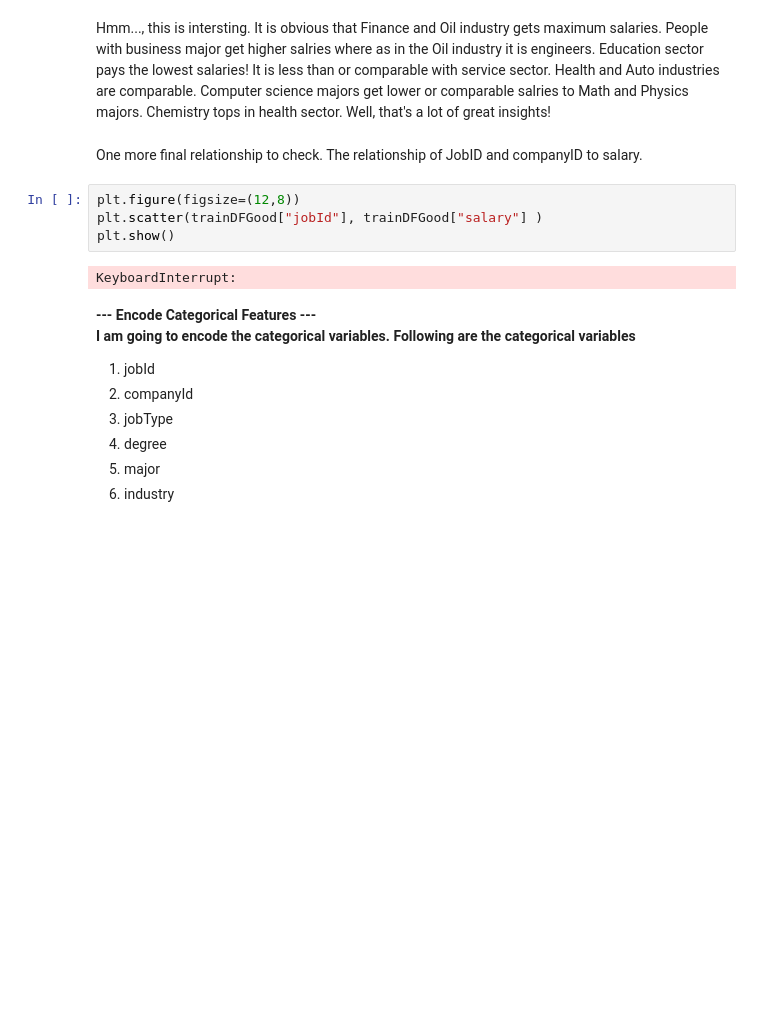
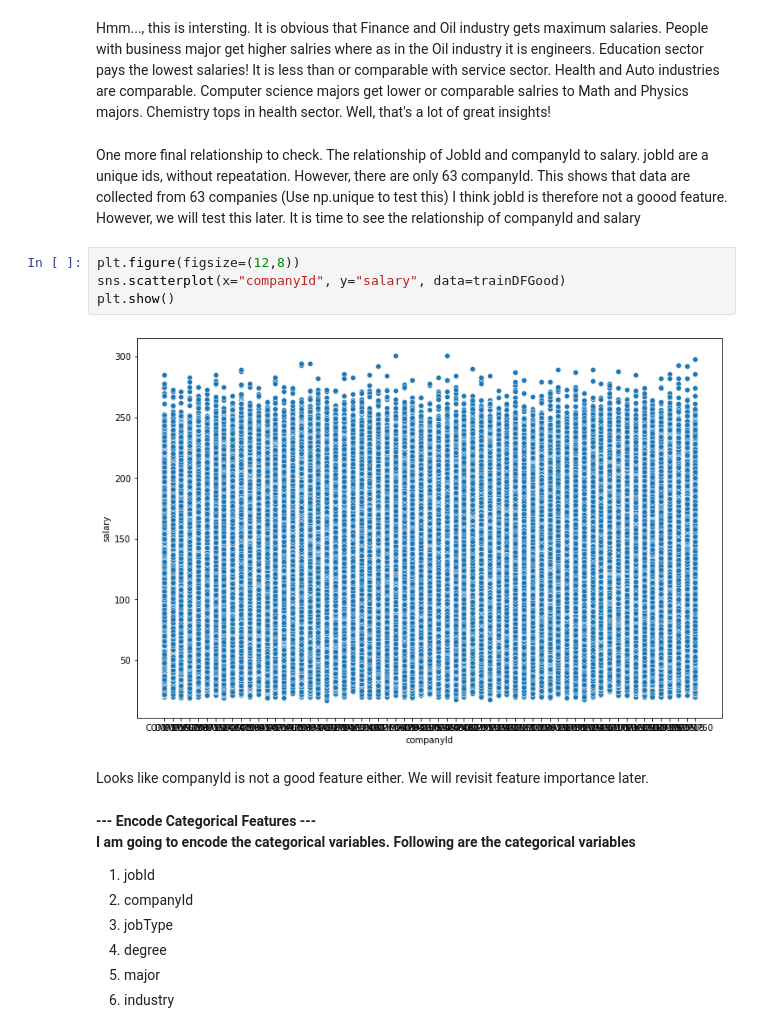
Before and after one commit to dennyalp/Salary-Prediction, a Jupyter notebook: Salary_Prediction_Notebook.ipynb, the cells around one changed output. Drawn from its saved outputs; the diff is of its cells as text; blank space fills up the shorter version.

```diff
--- a/Salary_Prediction_Notebook.ipynb
+++ b/Salary_Prediction_Notebook.ipynb
@@ -234,14 +234,16 @@ plt.show()
 [figure]
 # %% [markdown]
 Hmm..., this is intersting. It is obvious that Finance and Oil industry gets maximum salaries. People with business major get higher salries where as in the Oil industry it is engineers. Education sector pays the lowest salaries! It is less than or comparable with service sector. Health and Auto industries are comparable. Computer science majors get lower or comparable salries to Math and Physics majors. Chemistry tops in health sector. Well, that's a lot of great insights!
-# %% [markdown]
-One more final relationship to check. The relationship of JobID and companyID to salary.
+# %% [markdown]
+One more final relationship to check. The relationship of JobId and companyId to salary. jobId are a unique ids, without repeatation. However, there are only 63 companyId. This shows that data are collected from 63 companies (Use np.unique to test this) I think jobId is therefore not a goood feature. However, we will test this later. It is time to see the relationship of companyId and salary
 # %%
 plt.figure(figsize=(12,8))
-plt.scatter(trainDFGood["jobId"], trainDFGood["salary"] )
+sns.scatterplot(x="companyId", y="salary", data=trainDFGood)
 plt.show()
 # %% [output]
-KeyboardInterrupt:
+[figure, added]
+# %% [markdown]
+Looks like companyId is not a good feature either. We will revisit feature importance later.
 # %% [markdown]
 <b>--- Encode Categorical Features --- <b> <br>
 I am going to encode the categorical variables. Following are the categorical variables
```
Also changed, not shown: parts of 13 cells of this notebook.
